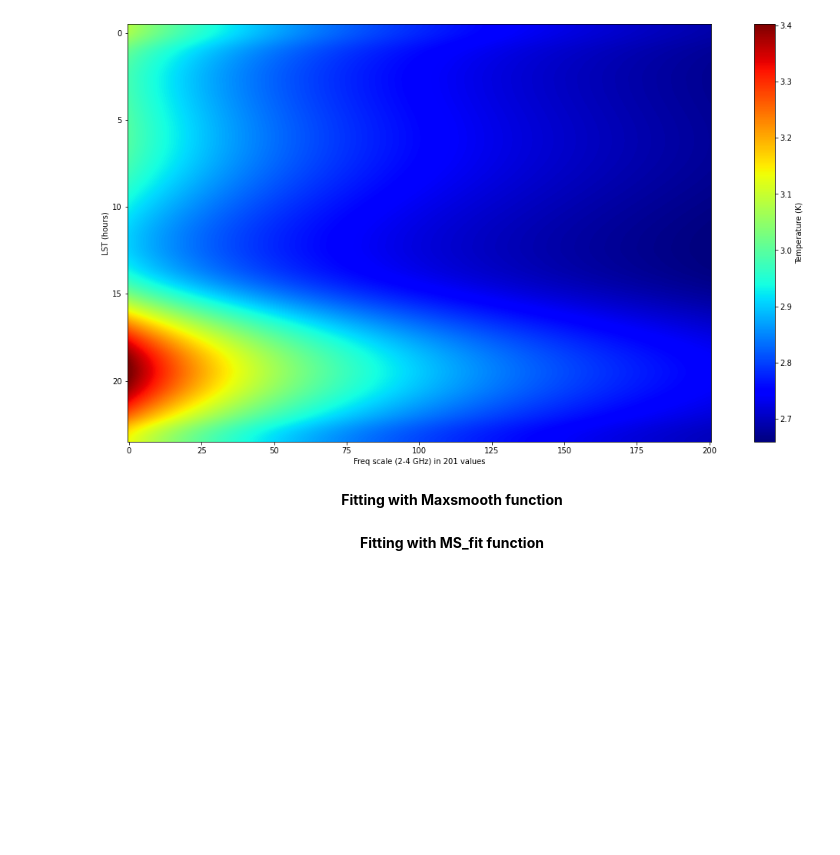
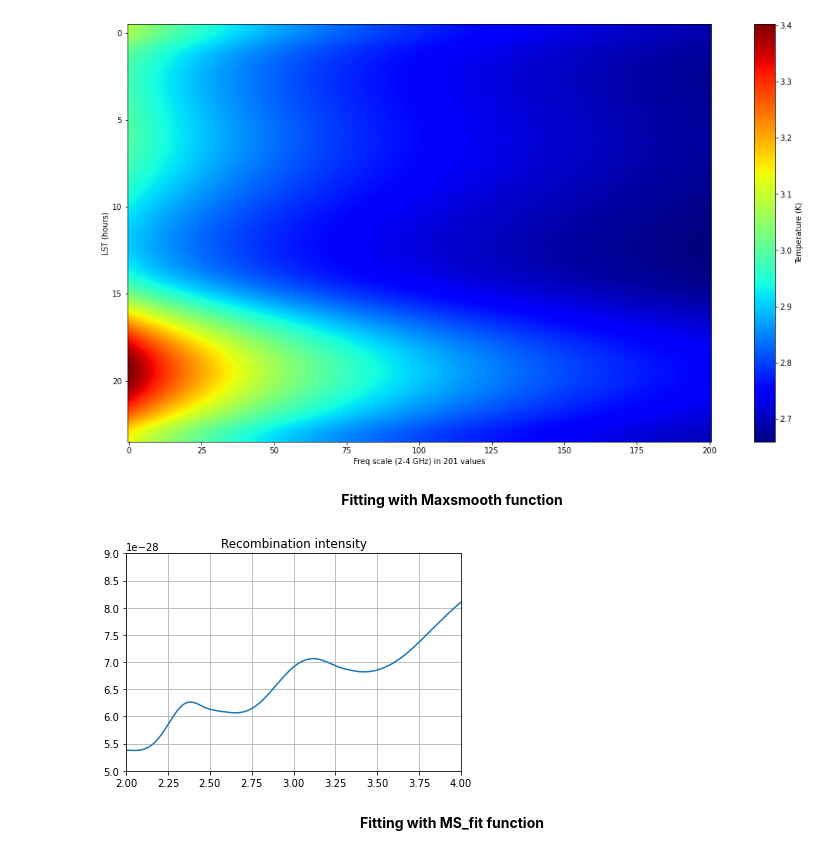
Before and after one commit to mayurisrao/APSERa, a Jupyter notebook: APSERa_code.ipynb, the cells around one changed output. Drawn from its saved outputs; the diff is of its cells as text; code cells hidden in the pictures; blank space fills up the shorter version.

Commit message:
Updated some code to check where the error is

```diff
--- a/APSERa_code.ipynb
+++ b/APSERa_code.ipynb
@@ -307,33 +304,40 @@ plt.show()
 # %% [markdown]
 <div align="center"><b> Fitting with Maxsmooth function </b></div>
 # %%
-#Trying with one cross_real value
+# #Trying with one cross_real value
 
-#Using maxsmooth function
-result = smooth(freqs, cross_real, 14)
-C = result.y_fit
 
-#Uncomment for checking seperate intensities
-# result1 = smooth(freqs, cross_real1, 14)
-# D = result1.y_fit
+# # #Using maxsmooth function
+# result = smooth((freqs), spectra[0], 14)
+# C = result.y_fit
 
-plt.plot(freqs, cross_real- C, color = 'black')
-#plt.plot(freqs, cross_real1- D, color = 'blue')
-plt.xlabel('Frequency [GHz]')
-plt.ylabel('Temperature [K]')
-plt.title('Simulated Sky Spectrum residual')
-plt.grid()
-plt.show()
+# # print(C)
+
+# #Uncomment for checking seperate intensities
+# #result1 = smooth(freqs, cross_real1, 14)
+# #D = result1.y_fit
+
+# plt.plot(freqs,spectra[0]- C, color = 'black')
+# #plt.plot(freqs, A)
+# #plt.ylim(-0.00004,0.00004)
+# #plt.plot(freqs, cross_real1- D, color = 'blue')
+# plt.xlabel('Frequency [GHz]')
+# plt.ylabel('Temperature [K]')
+# plt.title('Simulated Sky Spectrum residual')
+# plt.grid()
+# plt.show()
 
 df = pd.read_csv(r'/home/dhashin/workspace/APSERa/total_spec_new.txt',sep= "    " ,header = None)
 df.reset_index(drop=True, inplace=True)
 df.columns = ["Frequency","Intensity"]
-plt.plot(df['Frequency'], df['Intensity'])
+plt.plot((df['Frequency']), (df['Intensity']))
 plt.title('Recombination intensity')
 plt.xlim([2,4])
 plt.ylim([5e-28,9e-28])
 plt.grid()
 plt.show()
+# %% [output]
+[figure, added]
 # %% [markdown]
 <div align="center"><b> Fitting with MS_fit function </b></div>
 # %%
```
Also changed, not shown: parts of 21 cells of this notebook.
